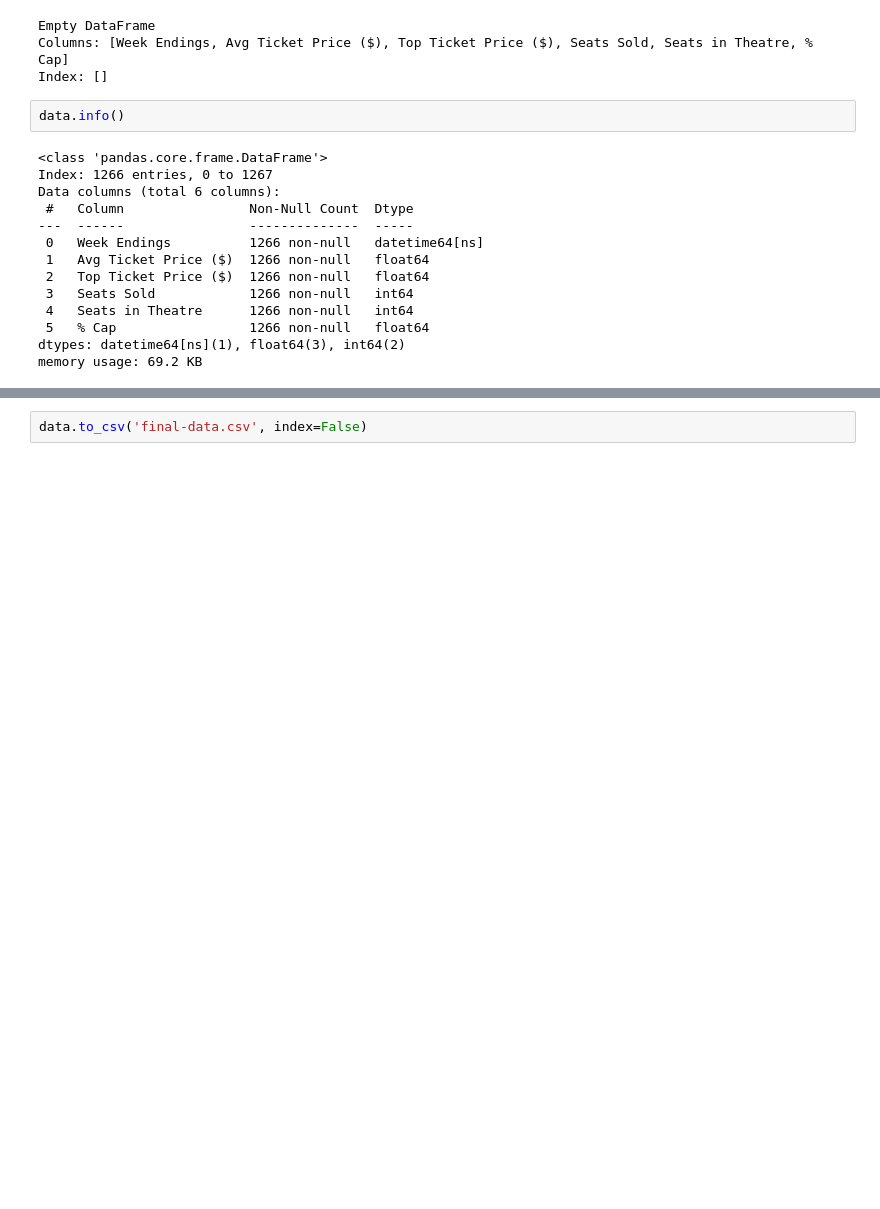
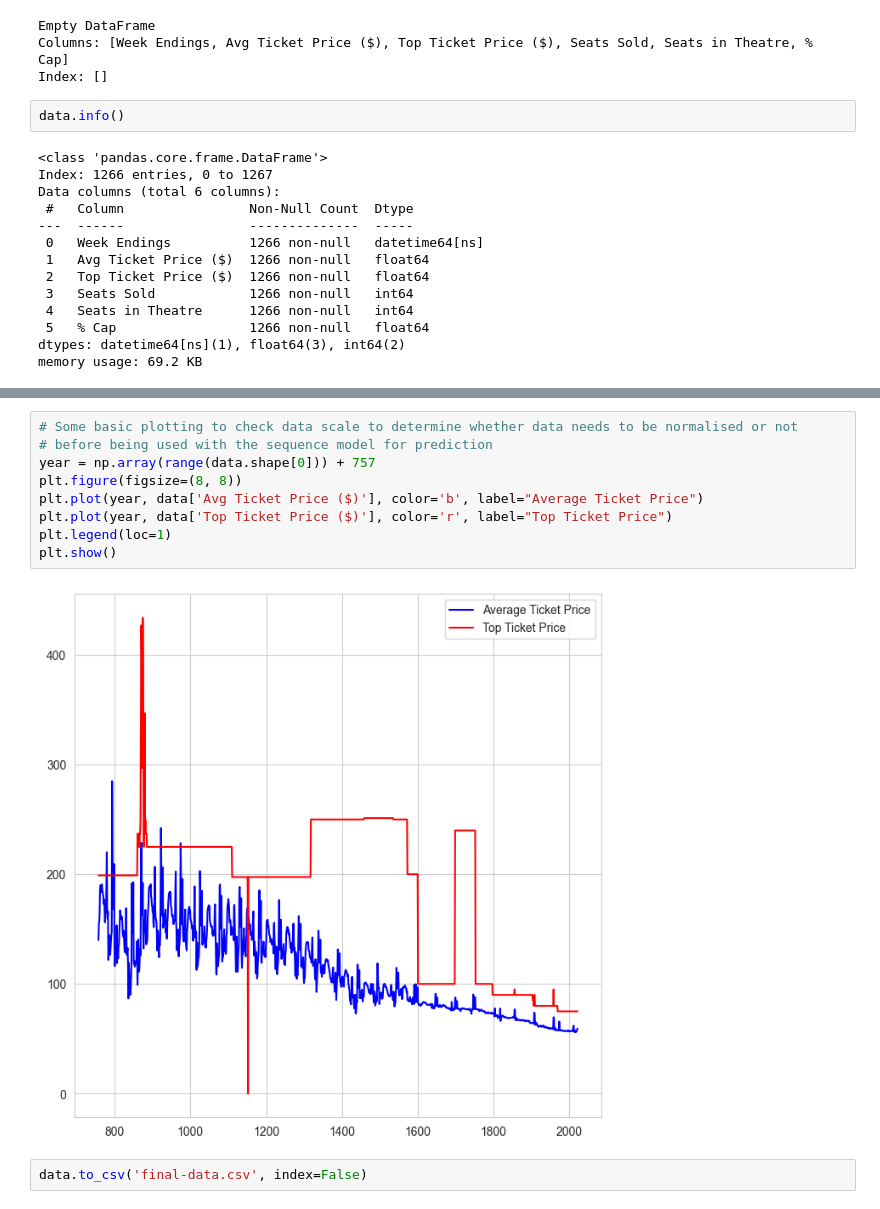
Before and after one commit to Yug-Oswal/Broadway-LionKing-Analysis, a Jupyter notebook: data-analysis-initial.ipynb, the cells around one changed output, grey strips where cells are left out. Saved outputs shown, nothing was run; the diff lists cells and outputs as text; blank space fills up the shorter version.

Commit message:
added: series visualization to determine whether norm will be needed

```diff
--- a/data-analysis-initial.ipynb
+++ b/data-analysis-initial.ipynb
@@ -354,5 +356,16 @@ data.describe().transpose()
 | Seats Sold | 1266.0 | 13440.409163 | 5737.0 | 13117.0 | 13489.0 | 14218.0 | 16319.0 | 1068.010861 |
 | Seats in Theatre | 1266.0 | 1717.136651 | 1598.0 | 1677.0 | 1696.0 | 1793.0 | 1801.0 | 55.111238 |
 | % Cap | 1266.0 | 97.732314 | 53.33 | 97.065 | 99.75 | 100.51 | 103.46 | 5.003122 |
+# %%
+# Some basic plotting to check data scale to determine whether data needs to be normalised or not
+# before being used with the sequence model for prediction
+year = np.array(range(data.shape[0])) + 757
+plt.figure(figsize=(8, 8))
+plt.plot(year, data['Avg Ticket Price ($)'], color='b', label="Average Ticket Price")
+plt.plot(year, data['Top Ticket Price ($)'], color='r', label="Top Ticket Price")
+plt.legend(loc=1)
+plt.show()
+# %% [output]
+[figure, added]
 # %%
 data.to_csv('final-data.csv', index=False)
```
Also changed, not shown: parts of 1 cell of this notebook.
